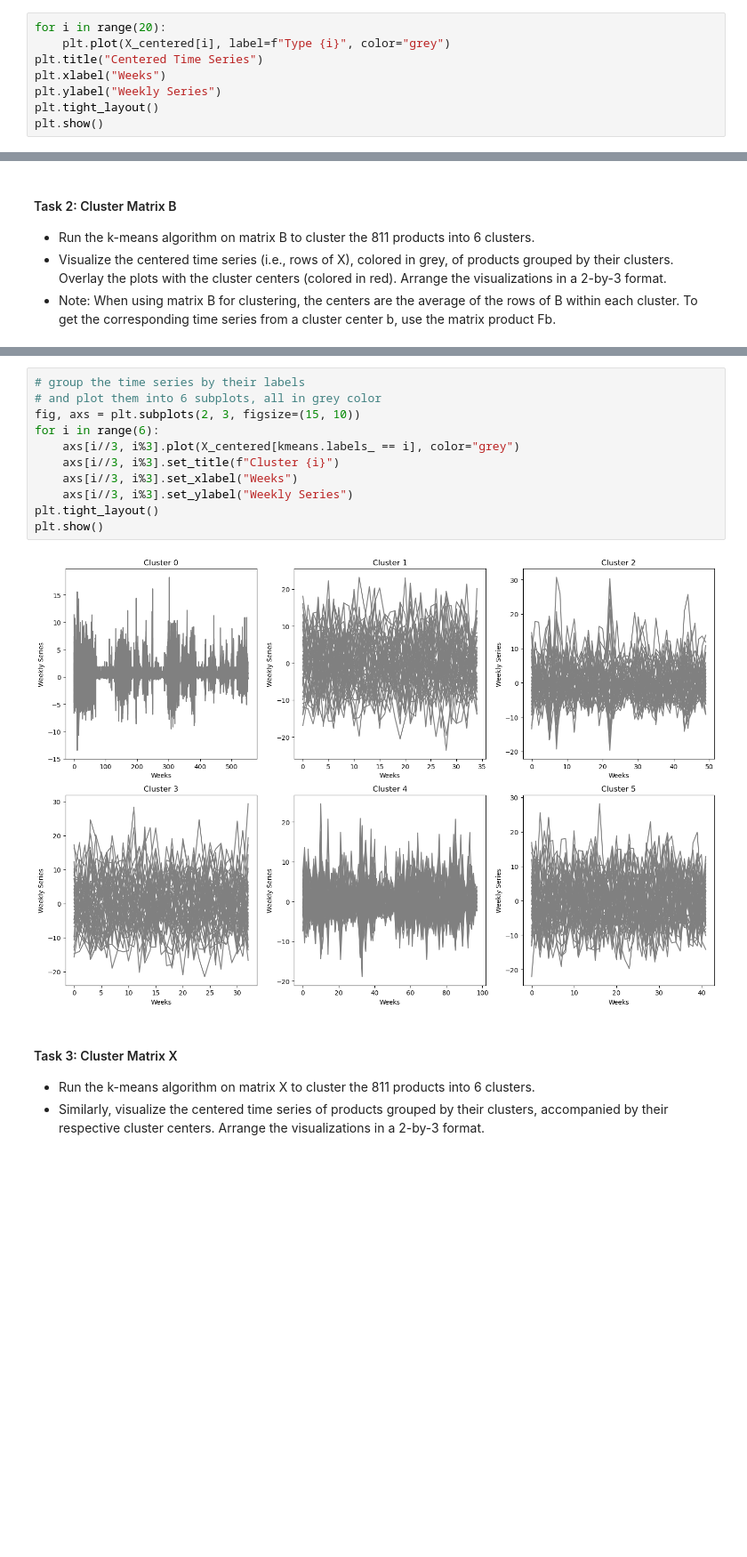
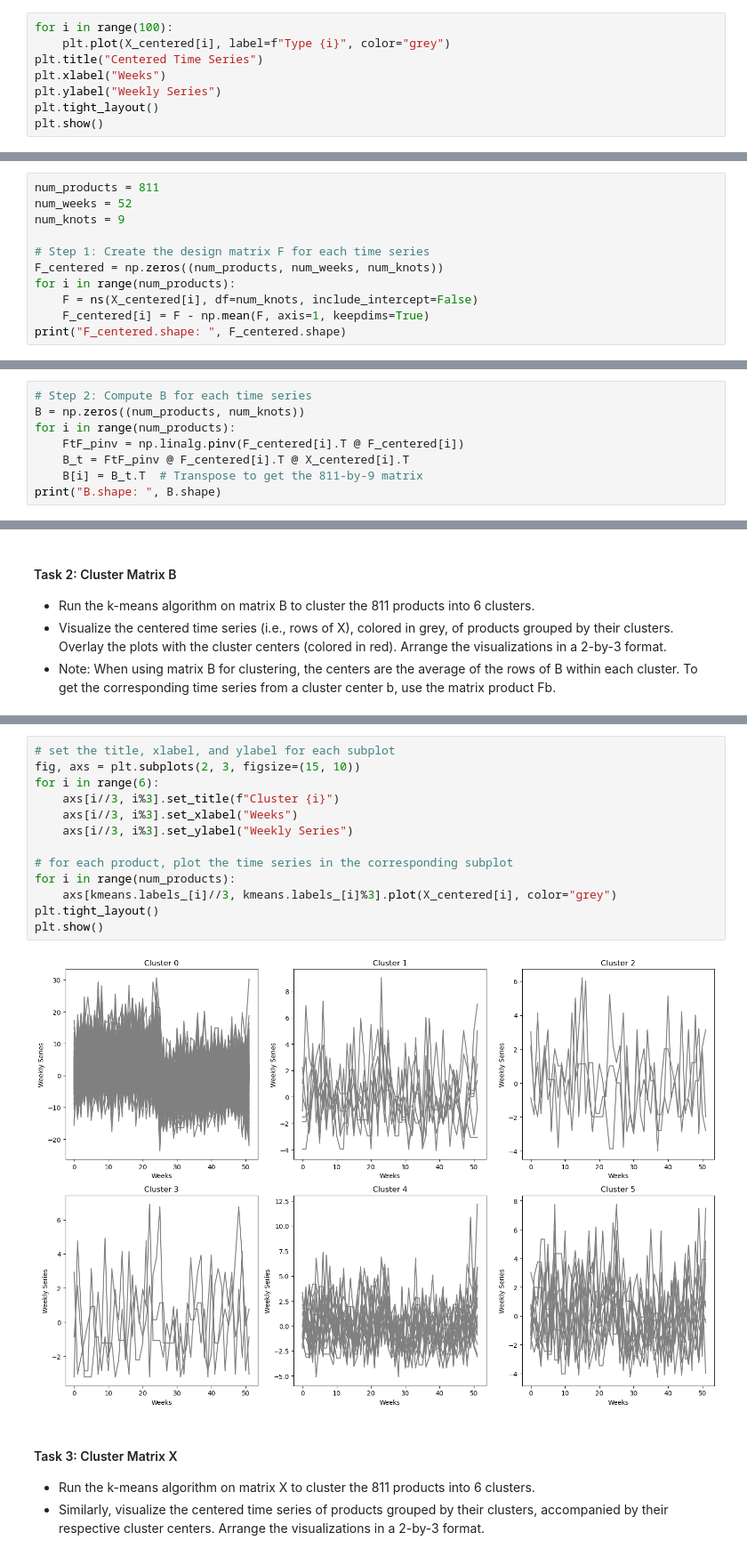
Before and after one commit to lycpaul/cs598-psl, a Jupyter notebook: code3/Assignment_3_1160_ycl7.ipynb, the cells around one changed output, grey strips where cells are left out. Shown at 89% size. Cells and saved outputs as stored; diff of their text form; blank space fills up the shorter version.

```diff
--- a/code3/Assignment_3_1160_ycl7.ipynb
+++ b/code3/Assignment_3_1160_ycl7.ipynb
@@ -624,7 +624,7 @@ None
 X = data_p3.iloc[:, 1:53].values
 X_centered = X - X.mean(axis=1, keepdims=True)
 # %%
-for i in range(20):
+for i in range(100):
     plt.plot(X_centered[i], label=f"Type {i}", color="grey")
 plt.title("Centered Time Series")
 plt.xlabel("Weeks")
@@ -657,0 +653,11 @@ Bt.shape:  (9, 811)
+# %%
+num_products = 811
+num_weeks = 52
+num_knots = 9
+
+# Step 1: Create the design matrix F for each time series
+F_centered = np.zeros((num_products, num_weeks, num_knots))
+for i in range(num_products):
+    F = ns(X_centered[i], df=num_knots, include_intercept=False)
+    F_centered[i] = F - np.mean(F, axis=1, keepdims=True)
+print("F_centered.shape: ", F_centered.shape)
@@ -657,0 +666,8 @@ Bt.shape:  (9, 811)
+# %%
+# Step 2: Compute B for each time series
+B = np.zeros((num_products, num_knots))
+for i in range(num_products):
+    FtF_pinv = np.linalg.pinv(F_centered[i].T @ F_centered[i])
+    B_t = FtF_pinv @ F_centered[i].T @ X_centered[i].T
+    B[i] = B_t.T  # Transpose to get the 811-by-9 matrix
+print("B.shape: ", B.shape)
@@ -695,16 +695,18 @@ kmeans.labels_:  [0 0 0 0 0]
 # %%
-# group the time series by their labels
-# and plot them into 6 subplots, all in grey color
+# set the title, xlabel, and ylabel for each subplot
 fig, axs = plt.subplots(2, 3, figsize=(15, 10))
 for i in range(6):
-    axs[i//3, i%3].plot(X_centered[kmeans.labels_ == i], color="grey")
     axs[i//3, i%3].set_title(f"Cluster {i}")
     axs[i//3, i%3].set_xlabel("Weeks")
     axs[i//3, i%3].set_ylabel("Weekly Series")
+
+# for each product, plot the time series in the corresponding subplot
+for i in range(num_products):
+    axs[kmeans.labels_[i]//3, kmeans.labels_[i]%3].plot(X_centered[i], color="grey")
 plt.tight_layout()
 plt.show()
 # %% [output]
-[figure, old version]
+[figure, new version]
 # %% [markdown]
 #### Task 3: Cluster Matrix X
 - Run the k-means algorithm on matrix X to cluster the 811 products into 6 clusters.
```
Also changed, not shown: parts of 8 cells of this notebook.
